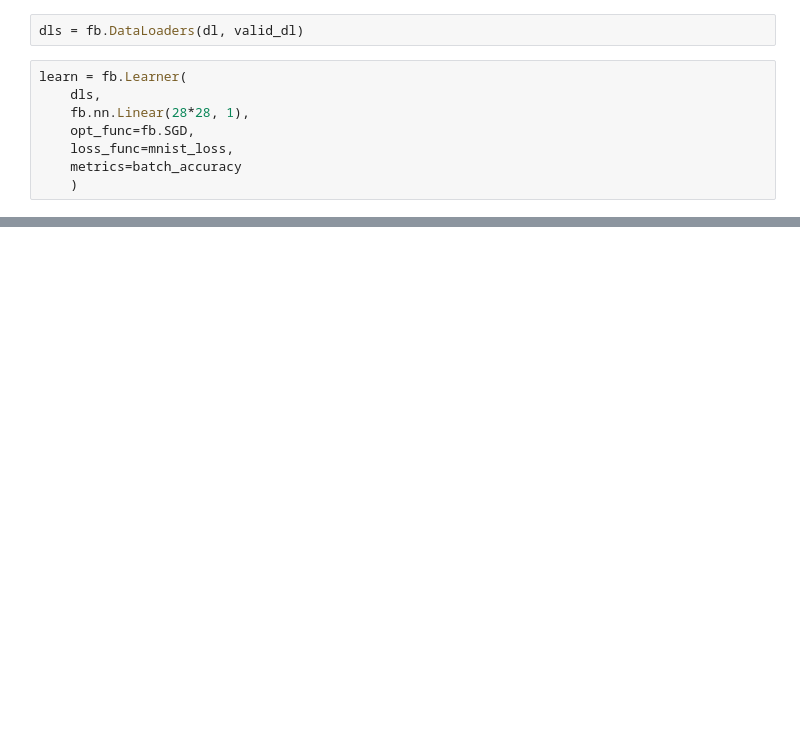
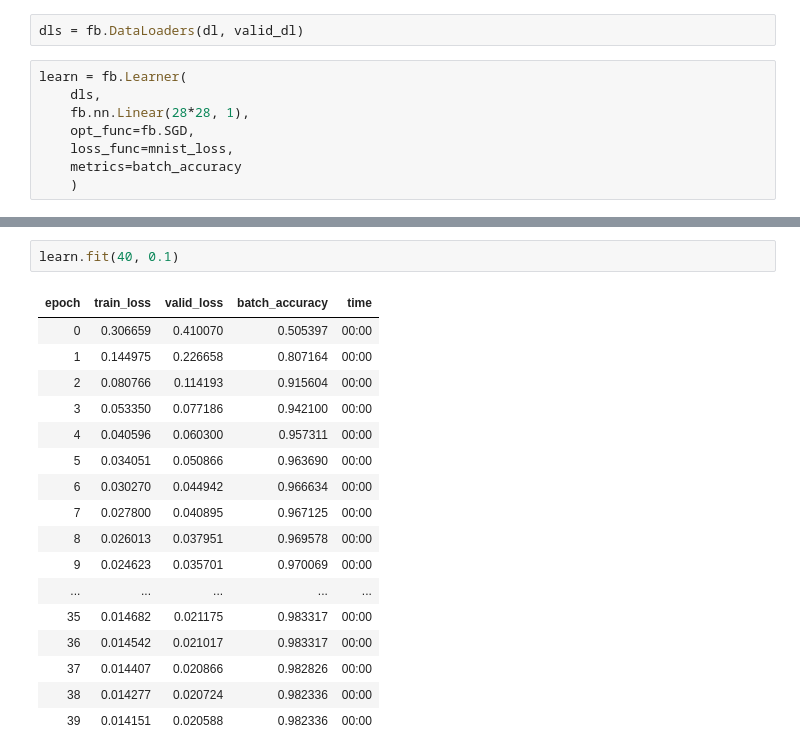
Before and after one commit to coleFD/fastai-book, a Jupyter notebook: lesson_3/mnist.ipynb, the cells around one changed output, grey strips where cells are left out. Drawn from its saved outputs; the diff is of its cells as text; blank space fills up the shorter version.

```diff
--- a/lesson_3/mnist.ipynb
+++ b/lesson_3/mnist.ipynb
@@ -586,0 +595,20 @@ def simple_net(xb):
+# %%
+learn.fit(40, 0.1)
+# %% [output]
+| epoch | train_loss | valid_loss | batch_accuracy | time |
+| 0 | 0.306659 | 0.410070 | 0.505397 | 00:00 |
+| 1 | 0.144975 | 0.226658 | 0.807164 | 00:00 |
+| 2 | 0.080766 | 0.114193 | 0.915604 | 00:00 |
+| 3 | 0.053350 | 0.077186 | 0.942100 | 00:00 |
+| 4 | 0.040596 | 0.060300 | 0.957311 | 00:00 |
+| 5 | 0.034051 | 0.050866 | 0.963690 | 00:00 |
+| 6 | 0.030270 | 0.044942 | 0.966634 | 00:00 |
+| 7 | 0.027800 | 0.040895 | 0.967125 | 00:00 |
+| 8 | 0.026013 | 0.037951 | 0.969578 | 00:00 |
+| 9 | 0.024623 | 0.035701 | 0.970069 | 00:00 |
+| ... | ... | ... | ... | ... |
+| 35 | 0.014682 | 0.021175 | 0.983317 | 00:00 |
+| 36 | 0.014542 | 0.021017 | 0.983317 | 00:00 |
+| 37 | 0.014407 | 0.020866 | 0.982826 | 00:00 |
+| 38 | 0.014277 | 0.020724 | 0.982336 | 00:00 |
+| 39 | 0.014151 | 0.020588 | 0.982336 | 00:00 |
```
Also changed, not shown: parts of 42 cells of this notebook.
